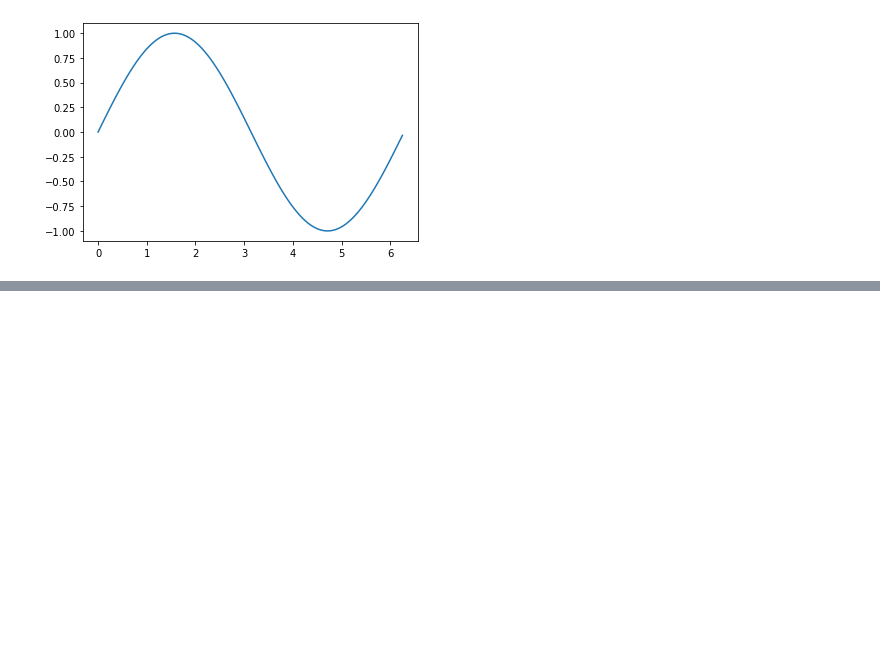
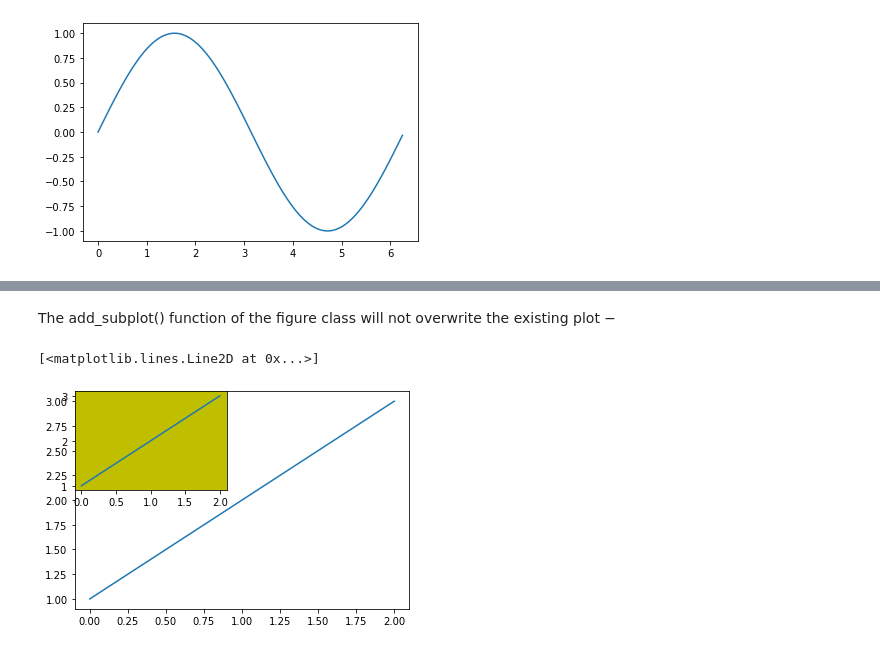
Before and after one commit to victoryapcheeann/matplotlib101, a Jupyter notebook: matplotlib101.ipynb, the cells around one changed output, grey strips where cells are left out. Cells and saved outputs as stored; diff of their text form; code cells hidden in the pictures; blank space fills up the shorter version.

```diff
--- a/matplotlib101.ipynb
+++ b/matplotlib101.ipynb
@@ -13,0 +190,11 @@ plt.plot(x,y)
+# %% [markdown]
+The add_subplot() function of the figure class will not overwrite the existing plot −
+# %%
+fig = plt.figure()
+ax1 = fig.add_subplot(111)
+ax1.plot([1,2,3])
+ax2 = fig.add_subplot(221, facecolor='y')
+ax2.plot([1,2,3])
+# %% [output]
+[<matplotlib.lines.Line2D at 0x...>]
+[figure, added]
```
Also changed, not shown: parts of 31 cells of this notebook.
